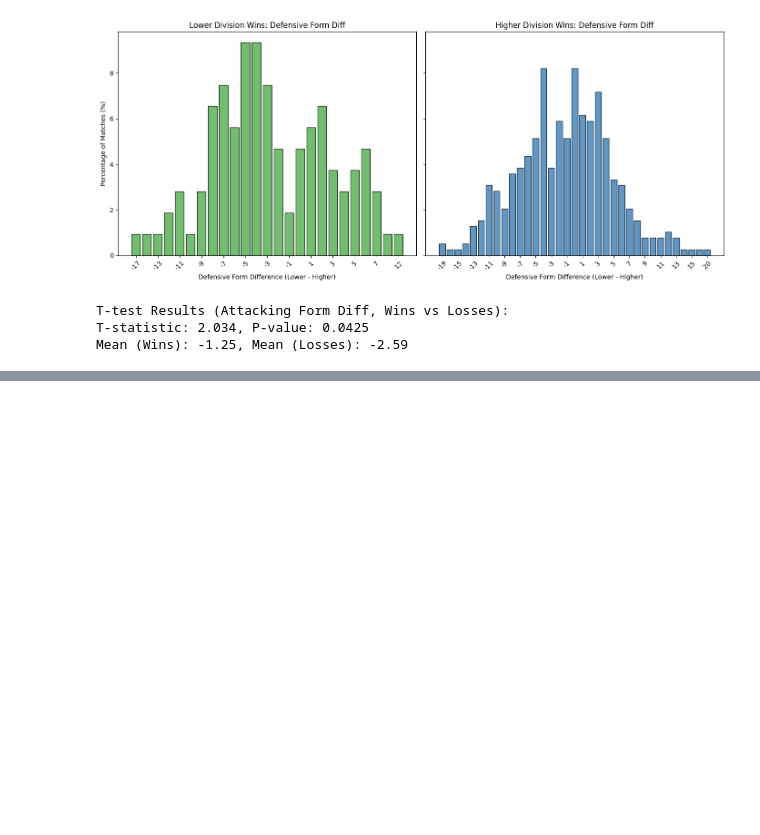
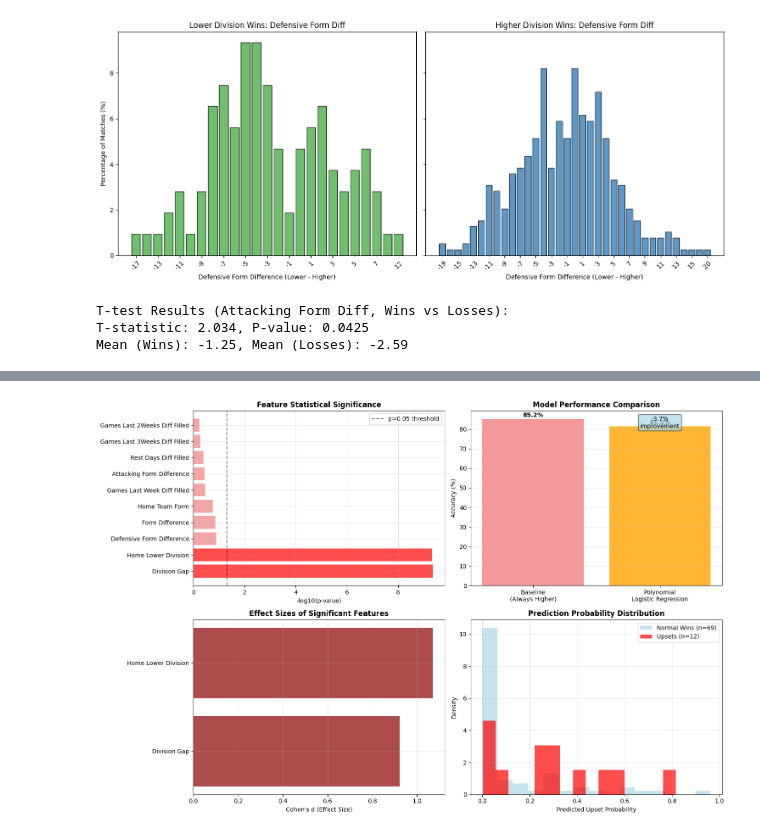
Before and after one commit to armin2080/DFB-Cup, a Jupyter notebook: notebook.ipynb, the cells around one changed output, grey strips where cells are left out. Cells and saved outputs as stored; diff of their text form; code cells hidden in the pictures; blank space fills up the shorter version.

```diff
--- a/notebook.ipynb
+++ b/notebook.ipynb
@@ -2330,0 +3101,99 @@ Mean (Wins): -1.25, Mean (Losses): -2.59
+# %%
+# Polynomial Logistic Regression - Results Visualization
+print("Polynomial Logistic Regression Model - Results Visualization")
+print("=" * 60)
+
+# Create visualization dashboard
+fig, ((ax1, ax2), (ax3, ax4)) = plt.subplots(2, 2, figsize=(15, 10))
+
+# 1. Feature Significance Plot (Top 10 features)
+top_features = significance_df.head(10)
+colors = ['red' if p < 0.05 else 'lightcoral' for p in top_features['P_Value']]
+
+ax1.barh(range(len(top_features)), -np.log10(top_features['P_Value']),
+         color=colors, alpha=0.7)
+ax1.set_yticks(range(len(top_features)))
+ax1.set_yticklabels([name.replace('_', ' ').title() for name in top_features['Feature']])
+ax1.axvline(-np.log10(0.05), color='black', linestyle='--', alpha=0.5, label='p=0.05 threshold')
+ax1.set_xlabel('-log10(p-value)')
+ax1.set_title('Feature Statistical Significance', fontweight='bold')
+ax1.legend()
+ax1.grid(True, alpha=0.3)
+
+# 2. Model Performance vs Baseline
+performance_data = ['Baseline\n(Always Higher)', 'Polynomial\nLogistic Regression']
+accuracies = [baseline_accuracy, test_accuracy]
+colors_perf = ['lightcoral', 'darkgreen' if test_accuracy > baseline_accuracy else 'orange']
+
+bars = ax2.bar(performance_data, [acc * 100 for acc in accuracies], color=colors_perf, alpha=0.8)
+ax2.set_ylabel('Accuracy (%)')
+ax2.set_title('Model Performance Comparison', fontweight='bold')
+ax2.grid(True, alpha=0.3, axis='y')
+
+# Add value labels on bars
+for i, (bar, acc) in enumerate(zip(bars, accuracies)):
+    height = bar.get_height()
+    ax2.text(bar.get_x() + bar.get_width()/2., height + 0.5,
+             f'{acc:.1%}', ha='center', va='bottom', fontweight='bold')
+
+# Add improvement annotation
+improvement = test_accuracy - baseline_accuracy
+if improvement != 0:
+    ax2.text(1, (baseline_accuracy + test_accuracy) * 50,
+             f'{improvement:+.1%}\nimprovement', ha='center', va='center',
+             bbox=dict(boxstyle="round,pad=0.3", facecolor='lightblue', alpha=0.7))
+
+# 3. Effect Sizes of Significant Features
+if len(significant_features) > 0:
+    effect_data = significant_features.head(8)
+    colors_effect = ['darkred' if abs(d) > 0.5 else 'red' if abs(d) > 0.3 else 'orange' if abs(d) > 0.1 else 'gray'
+                    for d in effect_data['Cohens_D']]
+
+    bars_effect = ax3.barh(range(len(effect_data)), effect_data['Cohens_D'],
+                          color=colors_effect, alpha=0.7)
+    ax3.set_yticks(range(len(effect_data)))
+    ax3.set_yticklabels([name.replace('_', ' ').title() for name in effect_data['Feature']])
+    ax3.set_xlabel("Cohen's d (Effect Size)")
+    ax3.set_title("Effect Sizes of Significant Features", fontweight='bold')
+    ax3.axvline(0, color='black', linestyle='-', alpha=0.3)
+    ax3.grid(True, alpha=0.3)
+else:
+    ax3.text(0.5, 0.5, 'No Statistically\nSignificant Features',
+            ha='center', va='center', transform=ax3.transAxes,
+            fontsize=14, fontweight='bold')
+    ax3.set_title("Effect Sizes", fontweight='bold')
+
+# 4. Prediction Probability Distribution
+prediction_probs = final_model.predict_proba(X_test)[:, 1]
+
+ax4.hist(prediction_probs[y_test == 0], bins=15, alpha=0.7,
+         label=f'Normal Wins (n={sum(y_test == 0)})', color='lightblue', density=True)
+ax4.hist(prediction_probs[y_test == 1], bins=15, alpha=0.7,
+         label=f'Upsets (n={sum(y_test == 1)})', color='red', density=True)
+ax4.set_xlabel('Predicted Upset Probability')
+ax4.set_ylabel('Density')
+ax4.set_title('Prediction Probability Distribution', fontweight='bold')
+ax4.legend()
+ax4.grid(True, alpha=0.3)
+
+plt.tight_layout()
+plt.show()
+
+# Final Summary
+print(f"\n📊 POLYNOMIAL LOGISTIC REGRESSION SUMMARY")
+print("=" * 45)
+print(f"Model: Polynomial Logistic Regression (Degree 2 + L2)")
+print(f"Test Accuracy: {test_accuracy:.1%}")
+print(f"Baseline: {baseline_accuracy:.1%}")
+print(f"Improvement: {test_accuracy - baseline_accuracy:+.1%}")
+print(f"Significant Features: {len(significant_features)}/{len(feature_columns)}")
+print(f"Average Predicted Upset Probability: {prediction_probs.mean():.3f}")
+print(f"Actual Upset Rate: {y_test.mean():.3f}")
+
+if test_accuracy > baseline_accuracy + 0.01:
+    print("✅ Model shows meaningful improvement over baseline")
+elif test_accuracy > baseline_accuracy:
+    print("✅ Model shows slight improvement over baseline")
+else:
+    print("⚠️  Limited improvement suggests upsets are inherently difficult to predict")
+# %% [output]
@@ -2330,0 +3202 @@ Mean (Wins): -1.25, Mean (Losses): -2.59
+[figure, added]
```
Also changed, not shown: parts of 18 cells of this notebook.
